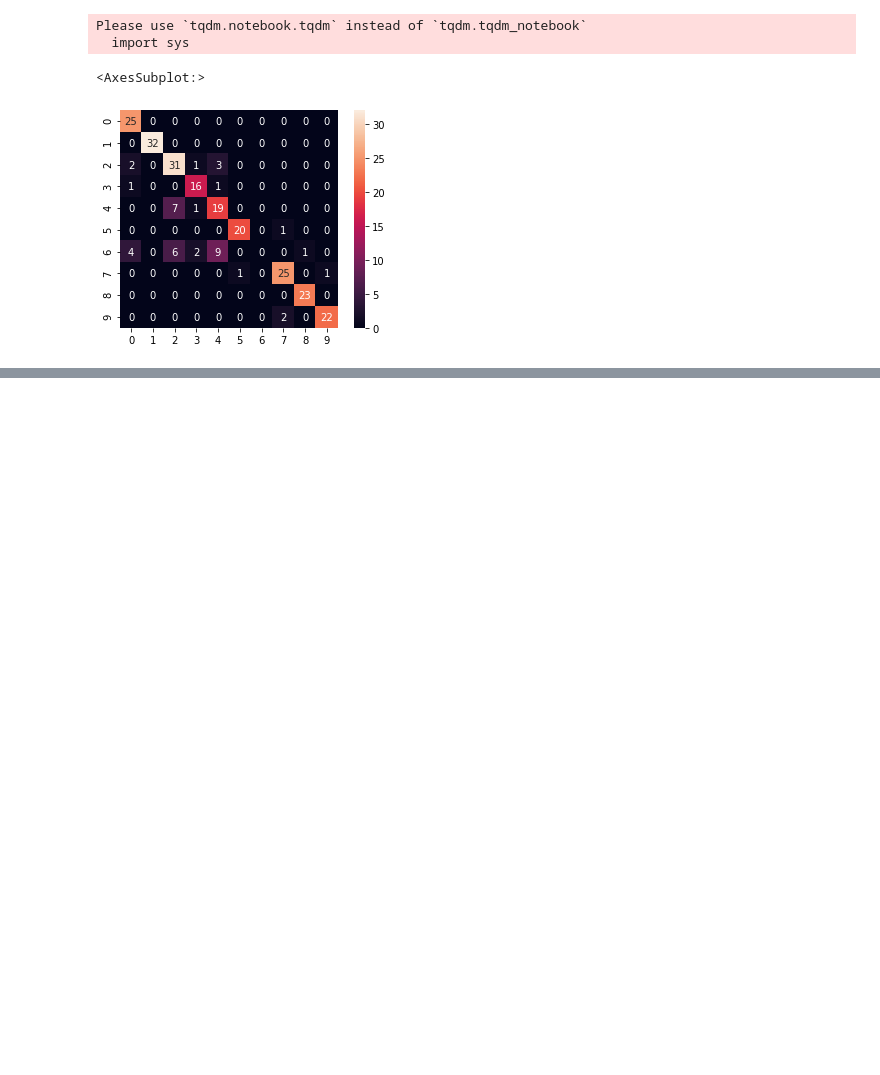
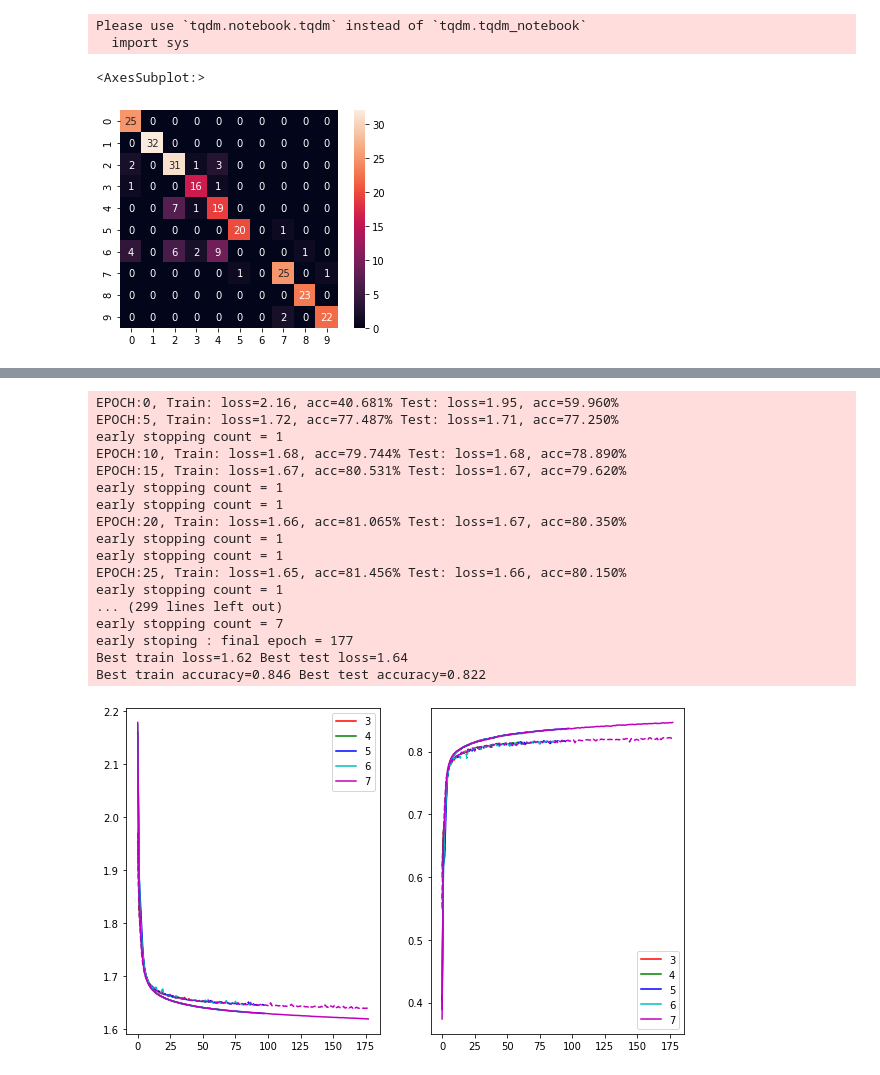
Before and after one commit to kiyalab-tmu/2021-sem1-rinko, a Jupyter notebook: mikisanmktn/chapter03.ipynb, the cells around one changed output, grey strips where cells are left out. Saved outputs shown, nothing was run; the diff lists cells and outputs as text; code cells hidden in the pictures; blank space fills up the shorter version.

```diff
--- a/mikisanmktn/chapter03.ipynb
+++ b/mikisanmktn/chapter03.ipynb
@@ -370,0 +461,49 @@ Best train accuracy=0.735 Best test accuracy=0.732
+# %%
+#Q4: Regularization
+# early stopping
+EPOCH_NUM = 300
+
+transform = transforms.Compose(
+    [transforms.ToTensor()])
+
+train_dl, test_dl, valid_dl = create_dataloader('MNIST', transform, valid=True)
+
+fig= plt.figure(figsize=(10.0, 6.0))
+ax1 = fig.add_subplot(1,2,1)
+ax2 = fig.add_subplot(1,2,2)
+colorlist = ['r', 'g', 'b', 'c', 'm']
+
+for c in range(5):
+    model = MultPerceptronModel()
+    model.to(device)
+    criterion = nn.CrossEntropyLoss()
+    optimizer = optim.SGD(model.parameters(), lr=0.1, weight_decay=0.00001)
+    train_loss_list, test_loss_list, train_accuracy_list, test_accuracy_list = train(model, train_dl, test_dl, EPOCH_NUM, device, criterion, optimizer, early_stop=c+3, valid_dl=valid_dl)
+
+    ax1.plot(train_loss_list, colorlist[c], label=c+3)
+    ax1.plot(test_loss_list, colorlist[c],linestyle='dashed')
+    ax2.plot(train_accuracy_list, colorlist[c], label=c+3)
+    ax2.plot(test_accuracy_list, colorlist[c],linestyle='dashed')
+
+ax1.legend()
+ax2.legend()
+plt.show()
+# %% [output]
+EPOCH:0, Train: loss=2.16, acc=40.681% Test: loss=1.95, acc=59.960%
+EPOCH:5, Train: loss=1.72, acc=77.487% Test: loss=1.71, acc=77.250%
+early stopping count = 1
+EPOCH:10, Train: loss=1.68, acc=79.744% Test: loss=1.68, acc=78.890%
+EPOCH:15, Train: loss=1.67, acc=80.531% Test: loss=1.67, acc=79.620%
+early stopping count = 1
+early stopping count = 1
+EPOCH:20, Train: loss=1.66, acc=81.065% Test: loss=1.67, acc=80.350%
+early stopping count = 1
+early stopping count = 1
+EPOCH:25, Train: loss=1.65, acc=81.456% Test: loss=1.66, acc=80.150%
+early stopping count = 1
+... (299 lines left out)
+early stopping count = 7
+early stoping : final epoch = 177
+Best train loss=1.62 Best test loss=1.64
+Best train accuracy=0.846 Best test accuracy=0.822
+[figure, added]
```
Also changed, not shown: parts of 9 cells of this notebook.
